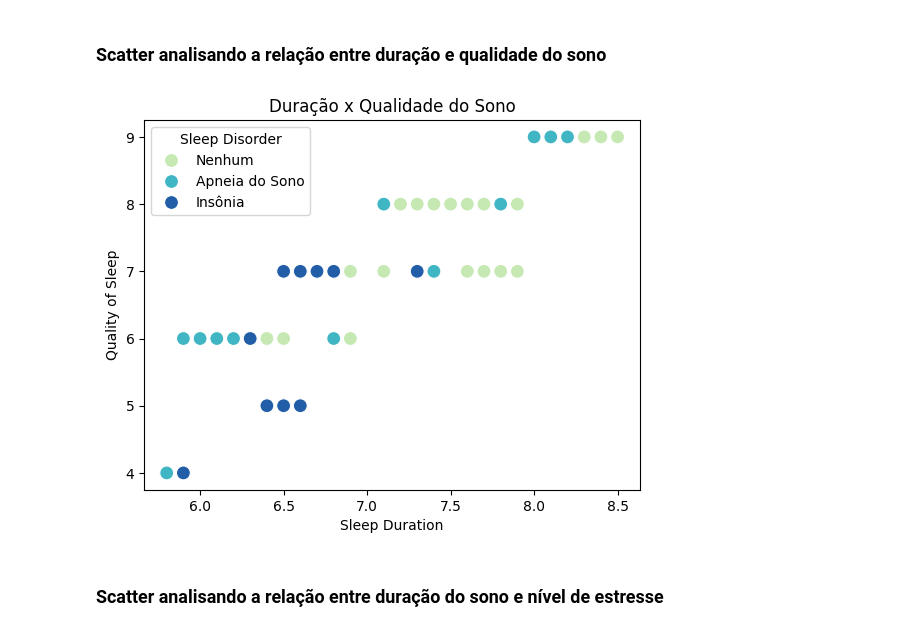
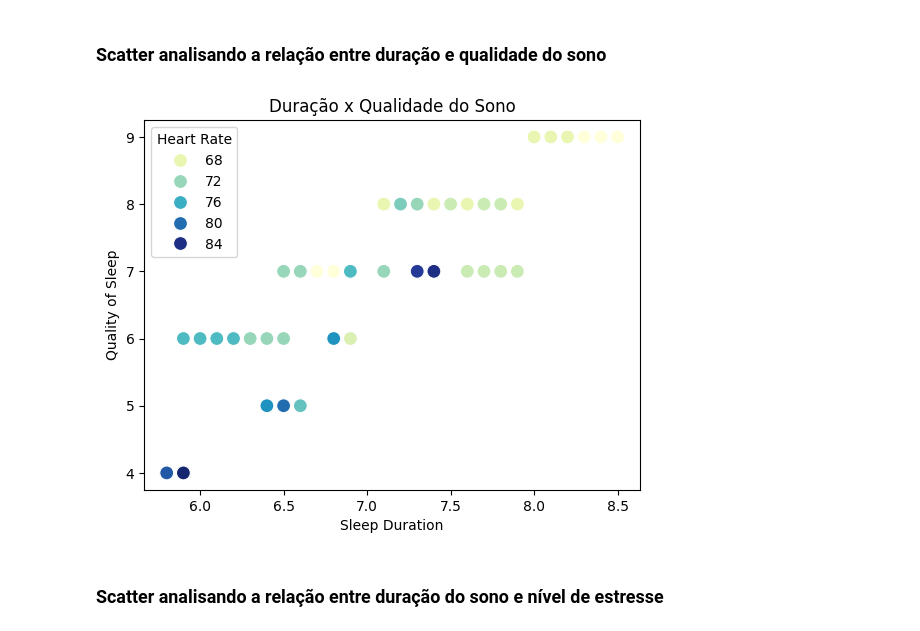
Before and after one commit to jheni1e/IA-Machine-Learning, a Jupyter notebook: 05. Machine Learning Exercise.ipynb, the cells around one changed output. Cells and saved outputs as stored; diff of their text form; code cells hidden in the pictures.

```diff
--- a/05. Machine Learning Exercise.ipynb
+++ b/05. Machine Learning Exercise.ipynb
@@ -45,11 +45,11 @@ sns.heatmap(df.corr(), annot=True, cmap='icefire')
 # %%
 map_disorders = {0: "Insônia", 1: "Nenhum", 2: "Apneia do Sono"}
 
-sns.scatterplot(data=df, x='Sleep Duration', y='Quality of Sleep', hue=df['Sleep Disorder'].map(map_disorders), palette="YlGnBu", s=100)
+sns.scatterplot(data=df, x='Sleep Duration', y='Quality of Sleep', hue='Heart Rate', palette="YlGnBu", s=100)
 plt.title('Duração x Qualidade do Sono')
 plt.show()
 # %% [output]
-[figure, old version]
+[figure, new version]
 # %% [markdown]
 ### Scatter analisando a relação entre duração do sono e nível de estresse
 # %%
```
